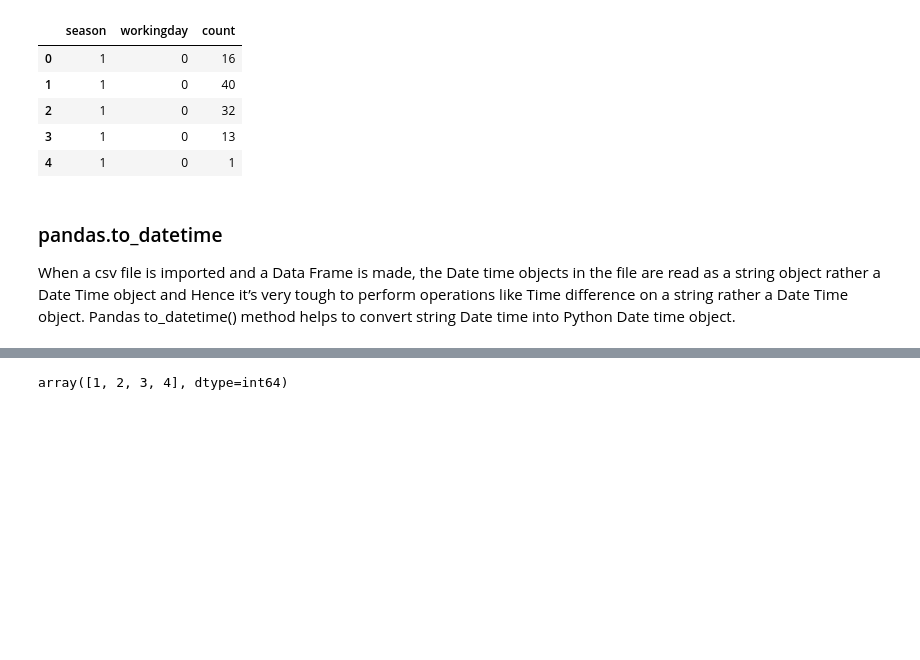
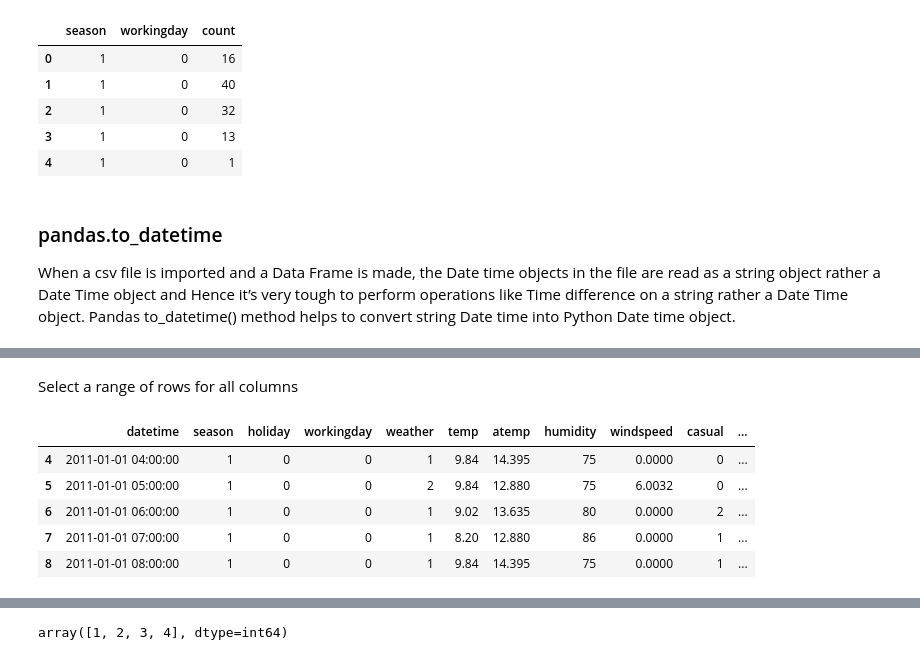
Before and after one commit to jishinkj/pandas-basics, a Jupyter notebook: pandas-basics.ipynb, the cells around one changed output, grey strips where cells are left out. Drawn from its saved outputs; the diff is of its cells as text; code cells hidden in the pictures; blank space fills up the shorter version.

```diff
--- a/pandas-basics.ipynb
+++ b/pandas-basics.ipynb
@@ -75,0 +140,11 @@ When a csv file is imported and a Data Frame is made, the Date time objects in t
+# %% [markdown]
+Select a range of rows for all columns
+# %%
+df.iloc[4:9]
+# %% [output]
+|  | datetime | season | holiday | workingday | weather | temp | atemp | humidity | windspeed | casual | ... |
+| 4 | 2011-01-01 04:00:00 | 1 | 0 | 0 | 1 | 9.84 | 14.395 | 75 | 0.0000 | 0 | ... |
+| 5 | 2011-01-01 05:00:00 | 1 | 0 | 0 | 2 | 9.84 | 12.880 | 75 | 6.0032 | 0 | ... |
+| 6 | 2011-01-01 06:00:00 | 1 | 0 | 0 | 1 | 9.02 | 13.635 | 80 | 0.0000 | 2 | ... |
+| 7 | 2011-01-01 07:00:00 | 1 | 0 | 0 | 1 | 8.20 | 12.880 | 86 | 0.0000 | 1 | ... |
+| 8 | 2011-01-01 08:00:00 | 1 | 0 | 0 | 1 | 9.84 | 14.395 | 75 | 0.0000 | 1 | ... |
```
Also changed, not shown: parts of 35 cells of this notebook, 1 other file.
